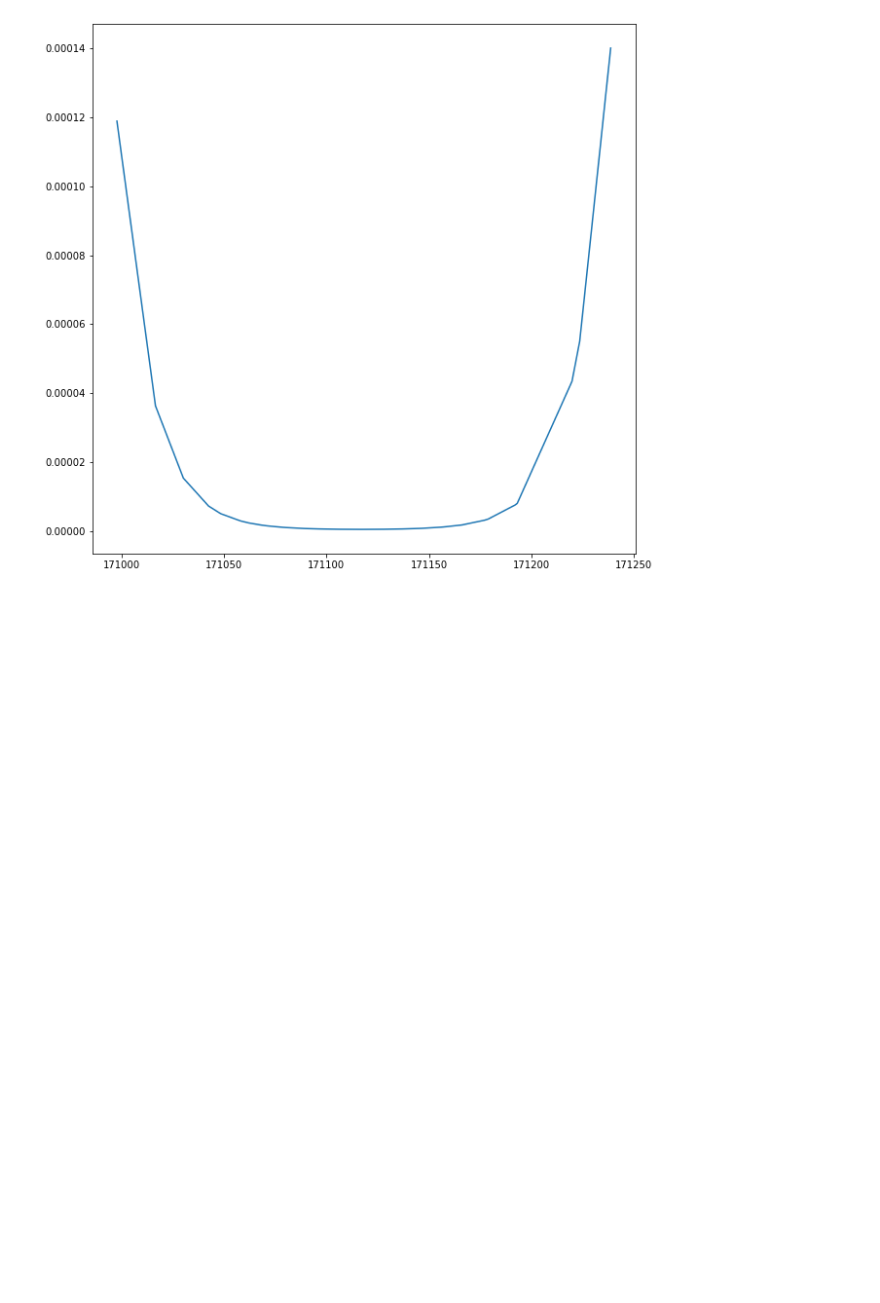
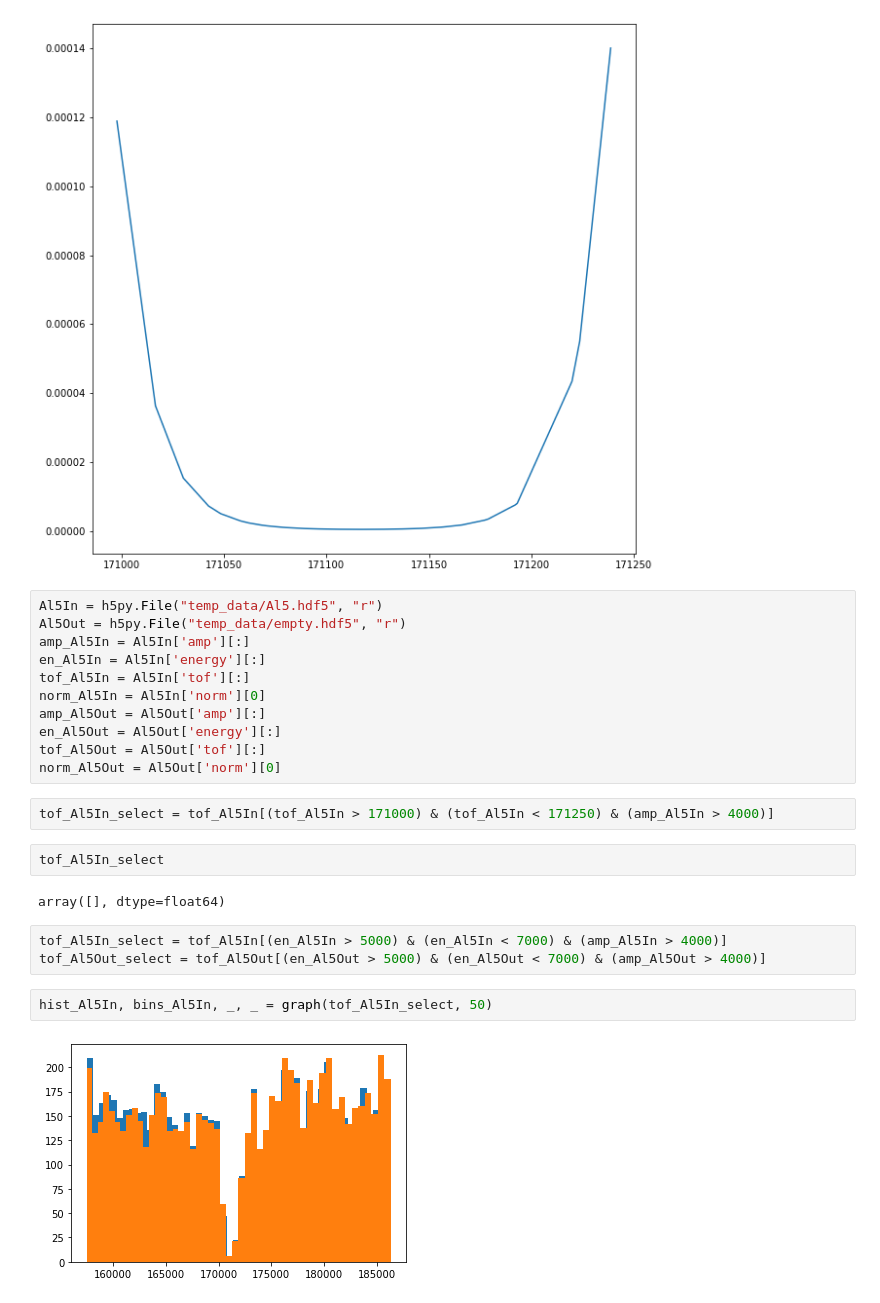
Before and after one commit to Junyinghuang/MArEX_Analysis, a Jupyter notebook: Al_ana.ipynb, the cells around one changed output. Drawn from its saved outputs; the diff is of its cells as text; blank space fills up the shorter version.

```diff
--- a/Al_ana.ipynb
+++ b/Al_ana.ipynb
@@ -218,3 +218,27 @@ plt.plot(tof[left:right], ts[left:right])
 # %% [output]
 [<matplotlib.lines.Line2D at 0x...>]
 [figure]
+# %%
+Al5In = h5py.File("temp_data/Al5.hdf5", "r")
+Al5Out = h5py.File("temp_data/empty.hdf5", "r")
+amp_Al5In = Al5In['amp'][:]
+en_Al5In = Al5In['energy'][:]
+tof_Al5In = Al5In['tof'][:]
+norm_Al5In = Al5In['norm'][0]
+amp_Al5Out = Al5Out['amp'][:]
+en_Al5Out = Al5Out['energy'][:]
+tof_Al5Out = Al5Out['tof'][:]
+norm_Al5Out = Al5Out['norm'][0]
+# %%
+tof_Al5In_select = tof_Al5In[(tof_Al5In > 171000) & (tof_Al5In < 171250) & (amp_Al5In > 4000)]
+# %%
+tof_Al5In_select
+# %% [output]
+array([], dtype=float64)
+# %%
+tof_Al5In_select = tof_Al5In[(en_Al5In > 5000) & (en_Al5In < 7000) & (amp_Al5In > 4000)]
+tof_Al5Out_select = tof_Al5Out[(en_Al5Out > 5000) & (en_Al5Out < 7000) & (amp_Al5Out > 4000)]
+# %%
+hist_Al5In, bins_Al5In, _, _ = graph(tof_Al5In_select, 50)
+# %% [output]
+[figure, added]
```
Also changed, not shown: parts of 29 cells of this notebook, 3 other files.
